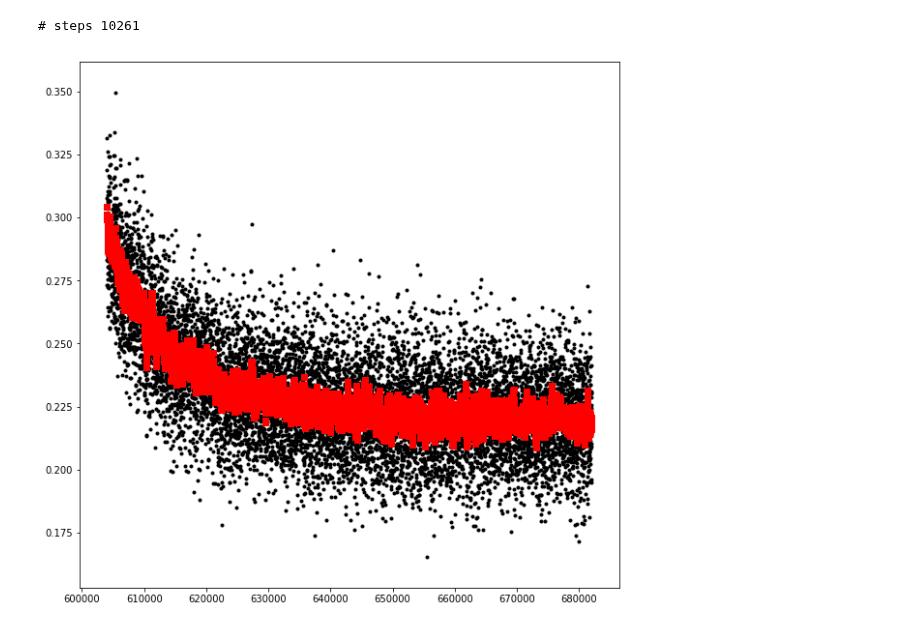
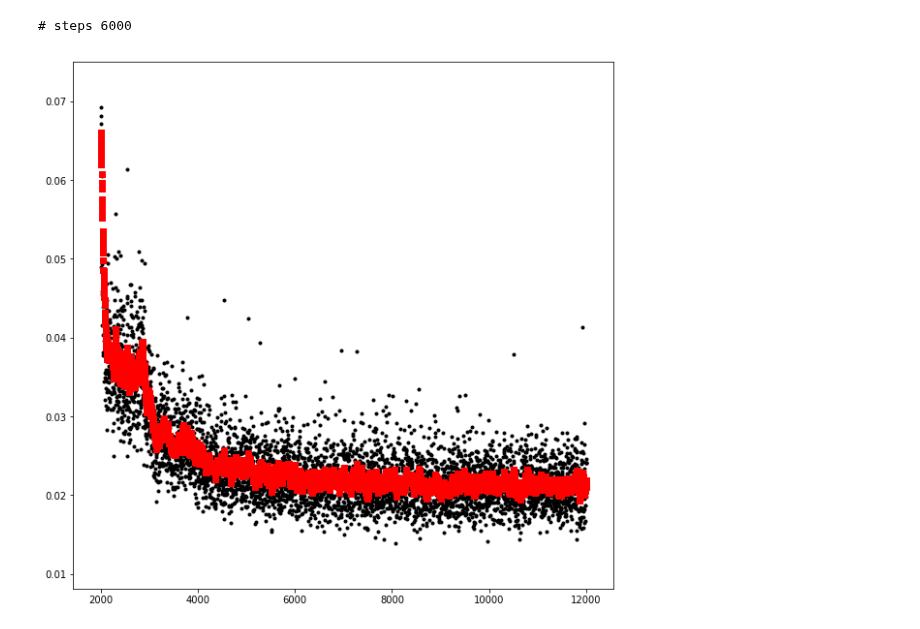
Before and after one commit to liyu10000/tct, a Jupyter notebook: conference/darknet/loss_vs_steps.ipynb, the cells around one changed output. Saved outputs shown, nothing was run; the diff lists cells and outputs as text; code cells hidden in the pictures.

```diff
--- a/conference/darknet/loss_vs_steps.ipynb
+++ b/conference/darknet/loss_vs_steps.ipynb
@@ -15,20 +15,20 @@ def collect_loss(nohup_file):
                 loss2.append(float(tokens[2]))  # loss average
     return steps, loss1, loss2
 # %%
-nohup = "/home/ssd0/Develop/liyu/darknet/nohup.out"
-# nohup = "/home/hdd0/Develop/algo/yolo-pre-trained/darknet/nohup.out"
+# nohup = "/home/ssd0/Develop/liyu/darknet/nohup.out"
+nohup = "/home/hdd0/Develop/algo/yolo-pre-trained/darknet/nohup.out"
 steps, loss1, loss2 = collect_loss(nohup)
 print("# steps", len(steps))
 
 # plot trend
 fig, ax = plt.subplots(1, 1, figsize=(10,10))
 
-start, end = 500, len(steps)
+start, end = 1000, len(steps)
 
 ax.scatter(steps[start:end], loss1[start:end], marker='.', color='black')
 ax.scatter(steps[start:end], loss2[start:end], marker='s', color='red')
 
 plt.show()
 # %% [output]
-# steps 10261
+# steps 6000
-[figure, old version]
+[figure, new version]
```
Also changed, not shown: 7 other files.
